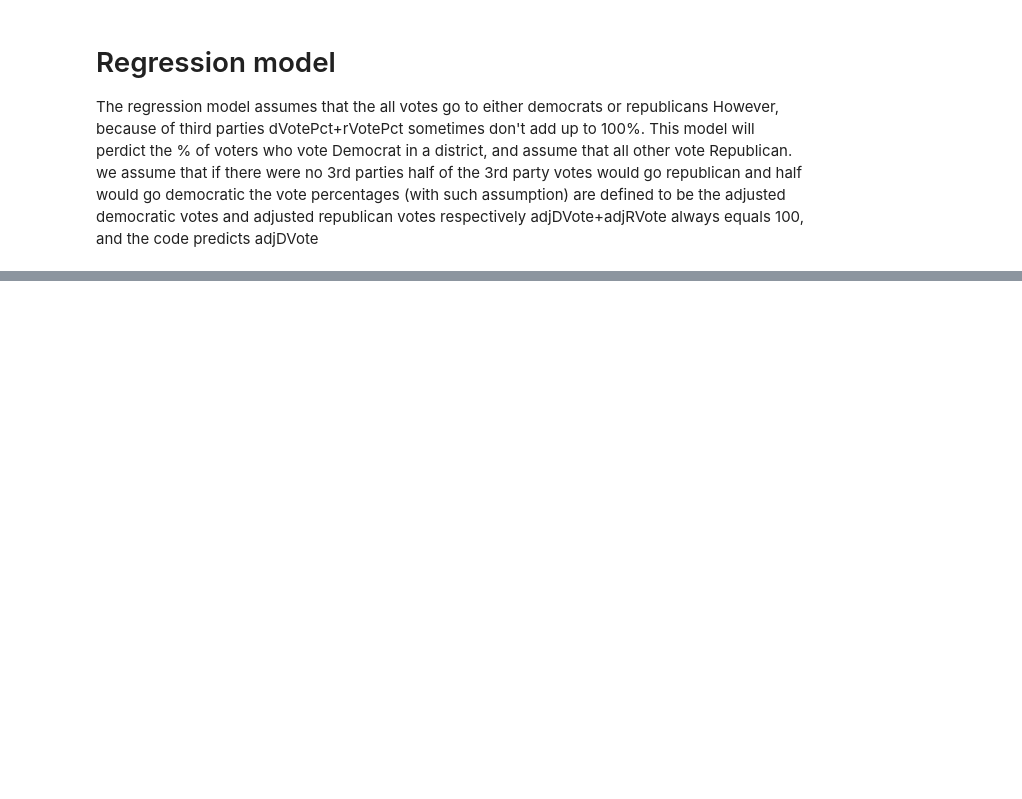
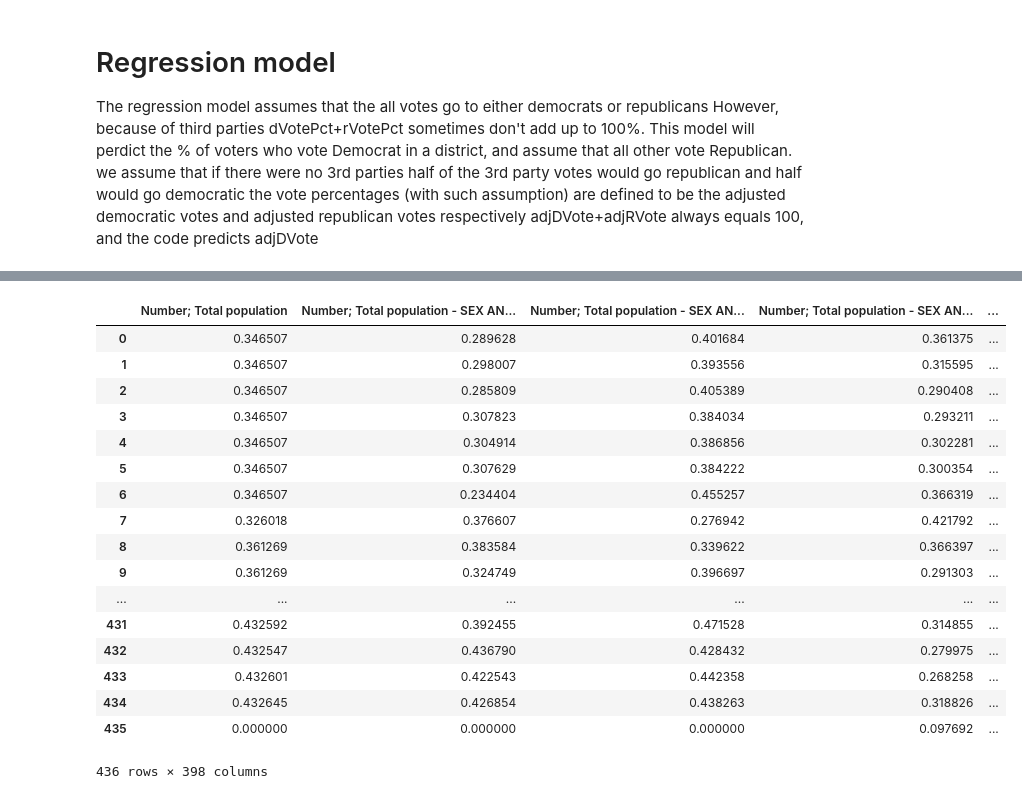
Before and after one commit to randallpl/Election_Predictor_CSC180, a Jupyter notebook: csc180fproj.ipynb, the cells around one changed output, grey strips where cells are left out. Saved outputs shown, nothing was run; the diff lists cells and outputs as text; code cells hidden in the pictures; blank space fills up the shorter version.

```diff
--- a/csc180fproj.ipynb
+++ b/csc180fproj.ipynb
@@ -486,3 +498,26 @@ advTab
+# %%
+#normalize dataframe
+encode_numeric_range(rdf, list(rdf.columns), 0, 1)
+rdf
+# %% [output]
+|  | Number; Total population | Number; Total population - SEX AN... | Number; Total population - SEX AN... | Number; Total population - SEX AN... | ... |
+| 0 | 0.346507 | 0.289628 | 0.401684 | 0.361375 | ... |
+| 1 | 0.346507 | 0.298007 | 0.393556 | 0.315595 | ... |
+| 2 | 0.346507 | 0.285809 | 0.405389 | 0.290408 | ... |
+| 3 | 0.346507 | 0.307823 | 0.384034 | 0.293211 | ... |
+| 4 | 0.346507 | 0.304914 | 0.386856 | 0.302281 | ... |
+| 5 | 0.346507 | 0.307629 | 0.384222 | 0.300354 | ... |
+| 6 | 0.346507 | 0.234404 | 0.455257 | 0.366319 | ... |
+| 7 | 0.326018 | 0.376607 | 0.276942 | 0.421792 | ... |
+| 8 | 0.361269 | 0.383584 | 0.339622 | 0.366397 | ... |
+| 9 | 0.361269 | 0.324749 | 0.396697 | 0.291303 | ... |
+| ... | ... | ... | ... | ... | ... |
+| 431 | 0.432592 | 0.392455 | 0.471528 | 0.314855 | ... |
+| 432 | 0.432547 | 0.436790 | 0.428432 | 0.279975 | ... |
+| 433 | 0.432601 | 0.422543 | 0.442358 | 0.268258 | ... |
+| 434 | 0.432645 | 0.426854 | 0.438263 | 0.318826 | ... |
+| 435 | 0.000000 | 0.000000 | 0.000000 | 0.097692 | ... |
+436 rows × 398 columns
 # %%
 cx = rdf.to_numpy('float32')
 cy = advTab.to_numpy('float32')
```
Also changed, not shown: parts of 13 cells of this notebook, 1 other file.
